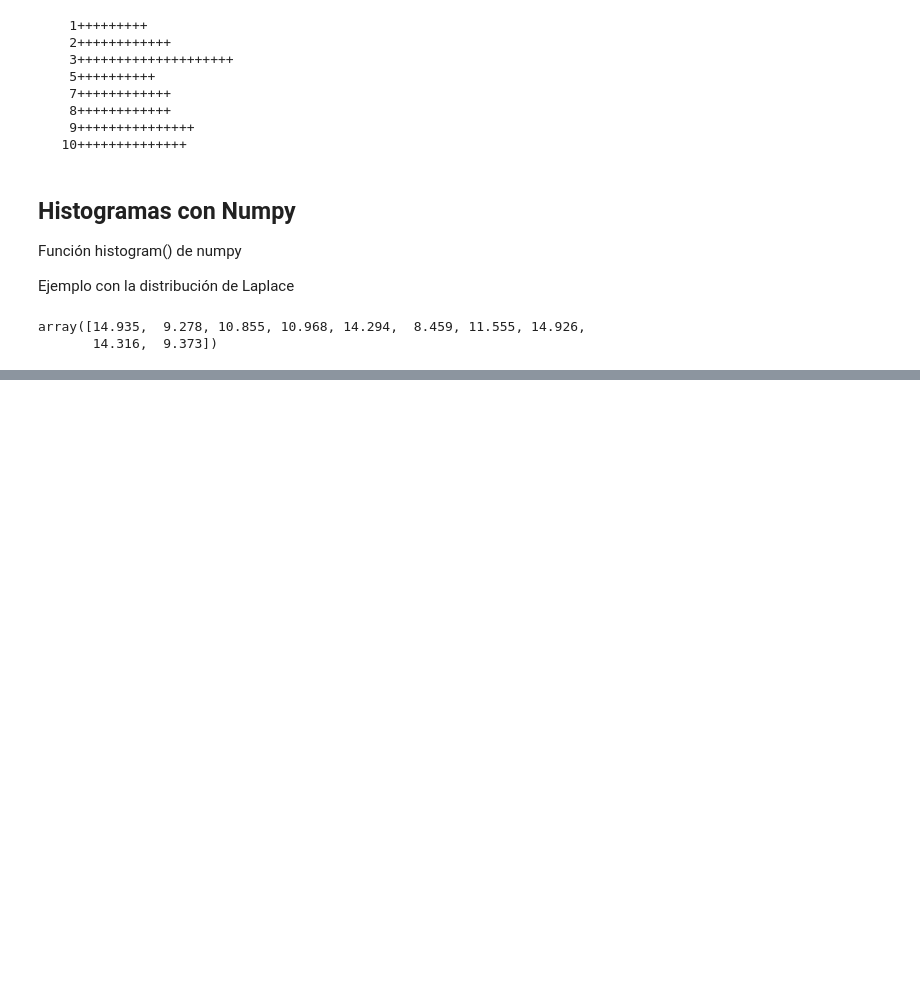
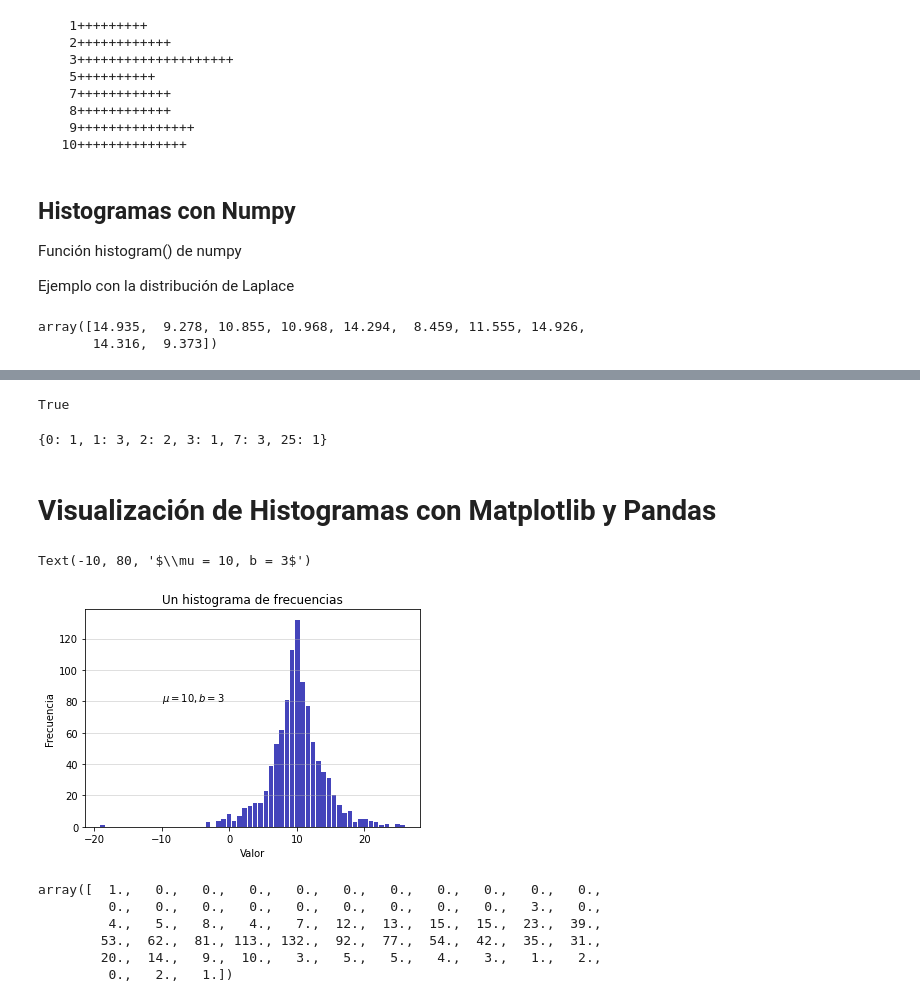
Before and after one commit to ViRoTex/Exercises-Statistics-R-and-Python, a Jupyter notebook: 09_Histogramas_Python.ipynb, the cells around one changed output, grey strips where cells are left out. Saved outputs shown, nothing was run; the diff lists cells and outputs as text; code cells hidden in the pictures; blank space fills up the shorter version.

```diff
--- a/09_Histogramas_Python.ipynb
+++ b/09_Histogramas_Python.ipynb
@@ -317,0 +353,12 @@ array([  1,   0,   0,   8,  48, 194, 542, 167,  31,   9])
+# %%
+np.array_equal(bcount, hist) # comprobamos que nos salen los mismos arrays por los 2 métodos
+# %% [output]
+True
+# %%
+# vamos a ver que también sería lo mismo con counter(), que vimos en histogramas a mano
+# primero crearemos un diccionario
+dict(zip(np.unique(x), bcount[bcount.nonzero()]))
+# %% [output]
+{0: 1, 1: 3, 2: 2, 3: 1, 7: 3, 25: 1}
+# %% [markdown]
+# Visualización de Histogramas con Matplotlib y Pandas
@@ -317,0 +368,22 @@ array([  1,   0,   0,   8,  48, 194, 542, 167,  31,   9])
+# %%
+np.random.seed(2019)
+x = np.random.laplace(loc = 10, scale = 3, size = 1000)
+# %%
+n, bins, patches = plt.hist(x = x, bins = "auto", color = "#0505a5", alpha = 0.75, rwidth = 0.85)
+plt.grid(axis = "y", alpha = 0.5)
+plt.xlabel("Valor")
+plt.ylabel("Frecuencia")
+plt.title("Un histograma de frecuencias")
+plt.text(-10, 80, r'$\mu = 10, b = 3$')
+# %% [output]
+Text(-10, 80, '$\\mu = 10, b = 3$')
+[figure, added]
+# %%
+n
+# %% [output]
+array([  1.,   0.,   0.,   0.,   0.,   0.,   0.,   0.,   0.,   0.,   0.,
+         0.,   0.,   0.,   0.,   0.,   0.,   0.,   0.,   0.,   3.,   0.,
+         4.,   5.,   8.,   4.,   7.,  12.,  13.,  15.,  15.,  23.,  39.,
+        53.,  62.,  81., 113., 132.,  92.,  77.,  54.,  42.,  35.,  31.,
+        20.,  14.,   9.,  10.,   3.,   5.,   5.,   4.,   3.,   1.,   2.,
+         0.,   2.,   1.])
```
Also changed, not shown: parts of 47 cells of this notebook.
